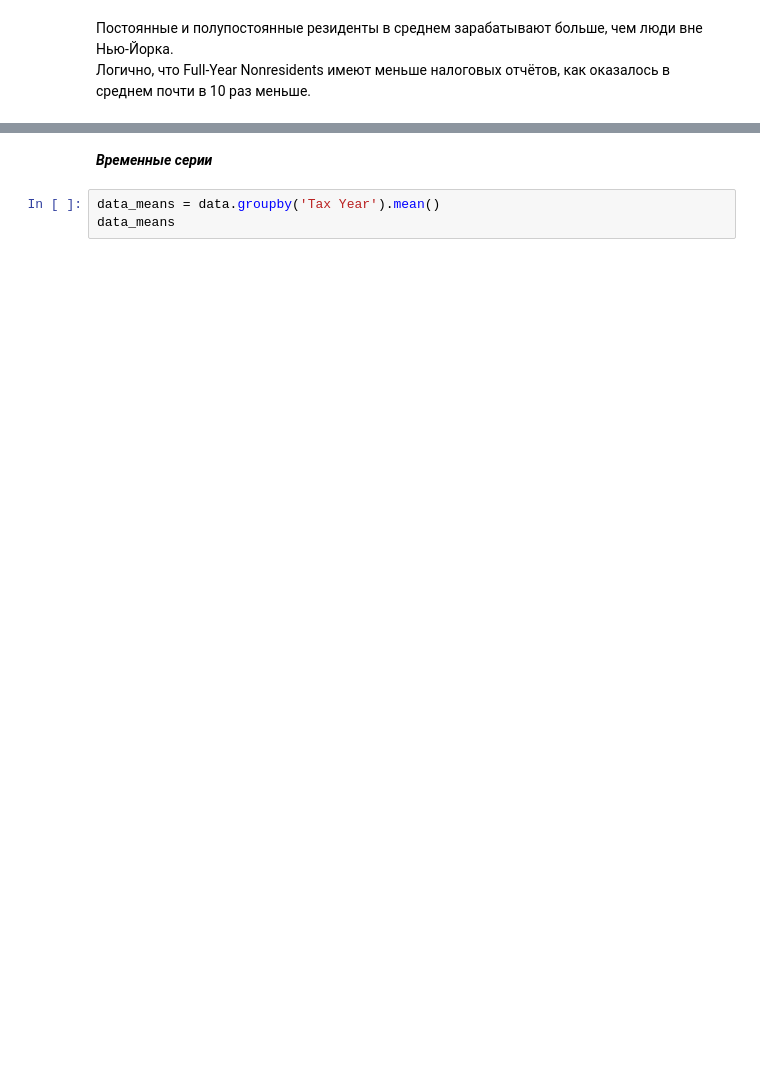
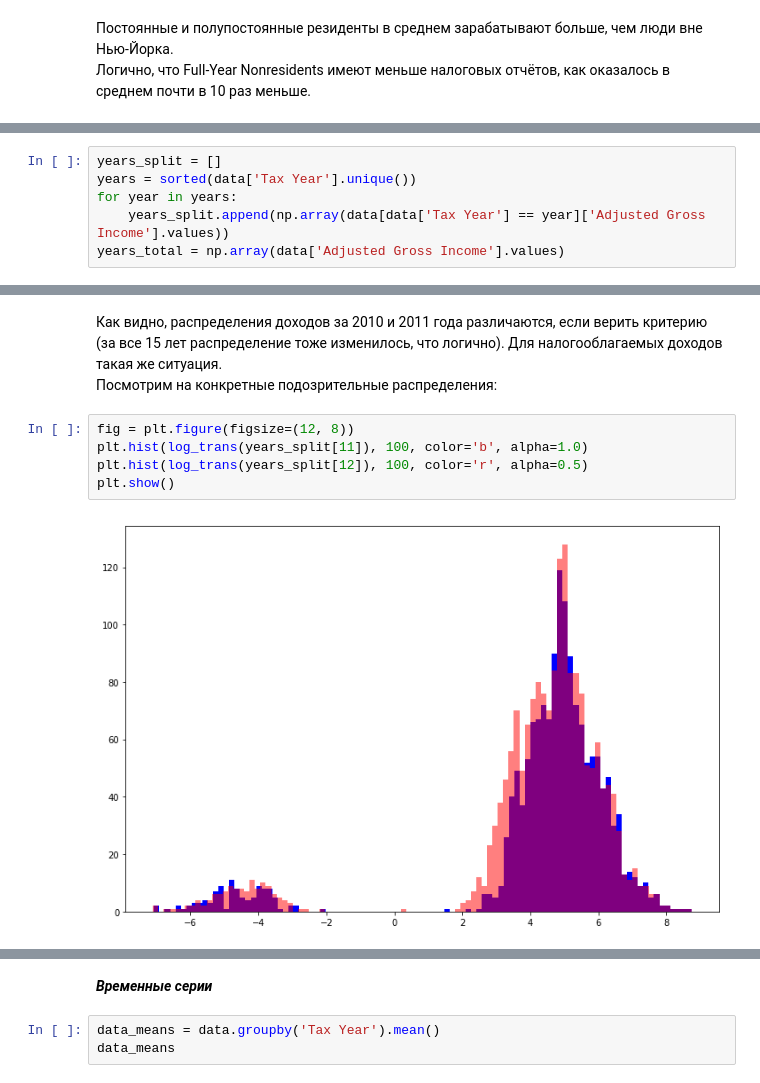
Before and after one commit to Konopatkin-OV/homework_Konopatkin, a Jupyter notebook: Python_statistics/Konopatkin_oleg_BD11.ipynb, the cells around one changed output, grey strips where cells are left out. Cells and saved outputs as stored; diff of their text form; blank space fills up the shorter version.

```diff
--- a/Python_statistics/Konopatkin_oleg_BD11.ipynb
+++ b/Python_statistics/Konopatkin_oleg_BD11.ipynb
@@ -222,0 +208,6 @@ plt.show()
+# %%
+years_split = []
+years = sorted(data['Tax Year'].unique())
+for year in years:
+    years_split.append(np.array(data[data['Tax Year'] == year]['Adjusted Gross Income'].values))
+years_total = np.array(data['Adjusted Gross Income'].values)
@@ -222,0 +238,10 @@ plt.show()
+# %% [markdown]
+Как видно, распределения доходов за 2010 и 2011 года различаются, если верить критерию (за все 15 лет распределение тоже изменилось, что логично). Для налогооблагаемых доходов такая же ситуация. <br>
+Посмотрим на конкретные подозрительные распределения:
+# %%
+fig = plt.figure(figsize=(12, 8))
+plt.hist(log_trans(years_split[11]), 100, color='b', alpha=1.0)
+plt.hist(log_trans(years_split[12]), 100, color='r', alpha=0.5)
+plt.show()
+# %% [output]
+[figure, added]
```
Also changed, not shown: parts of 33 cells of this notebook.
